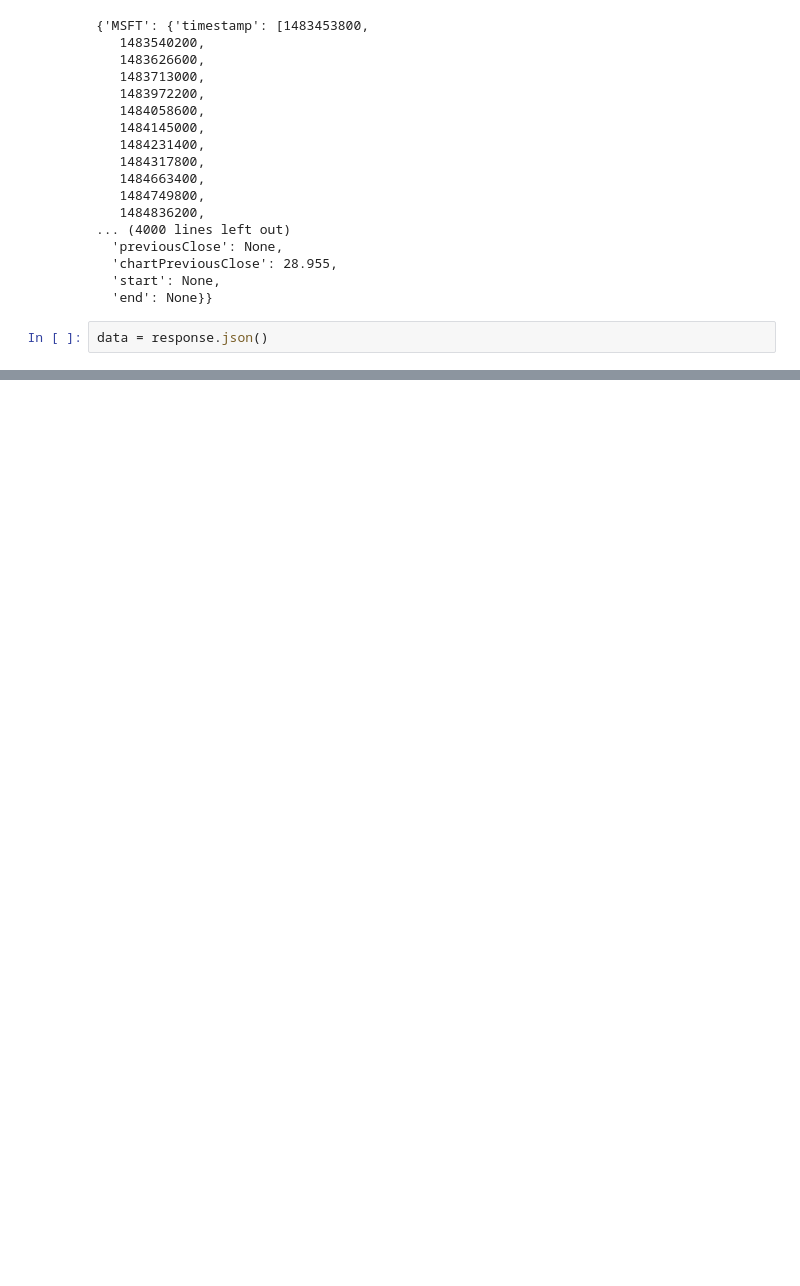
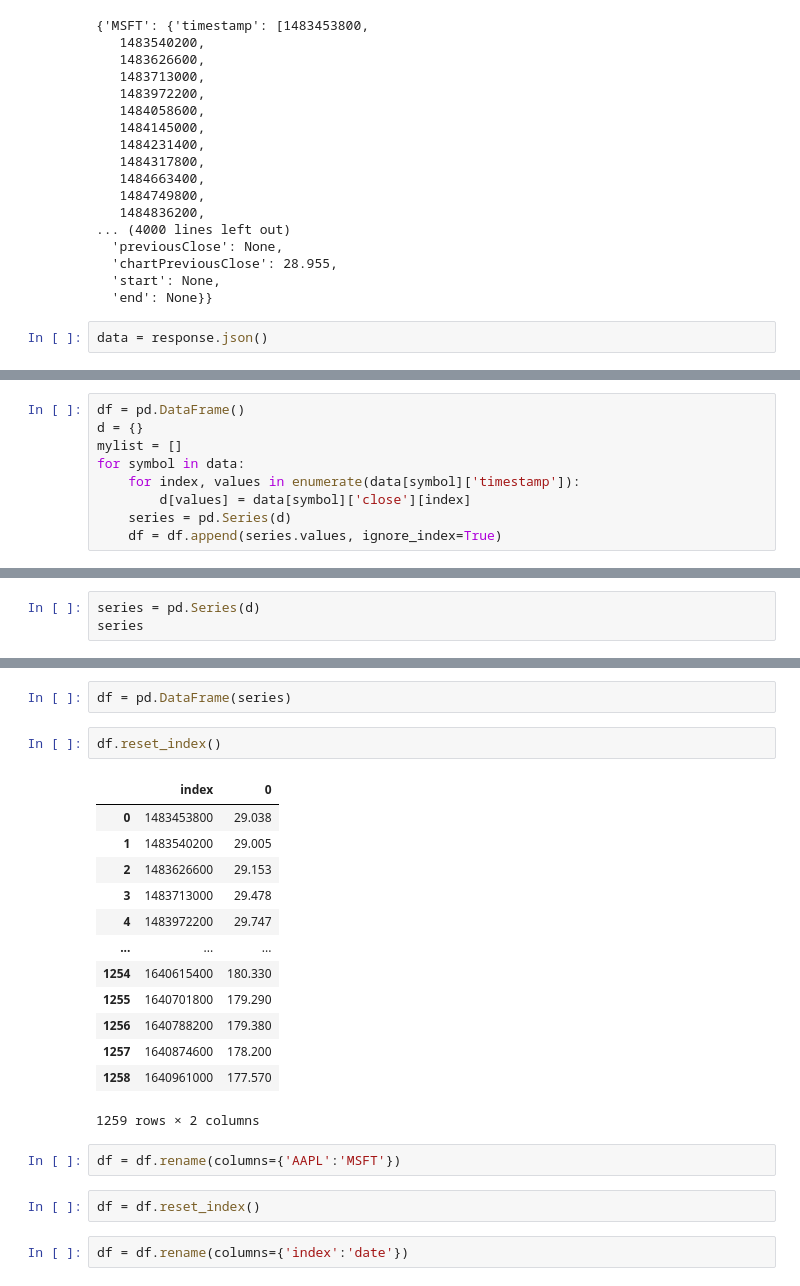
Before and after one commit to joshuamchavez2/yahoo-api, a Jupyter notebook: acquire.ipynb, the cells around one changed output, grey strips where cells are left out. Drawn from its saved outputs; the diff is of its cells as text; blank space fills up the shorter version.

Commit message:
Working on finding the best way to organize the data from the json files

```diff
--- a/acquire.ipynb
+++ b/acquire.ipynb
@@ -77,0 +112,9 @@ data['MSFT']['start']
+# %%
+df = pd.DataFrame()
+d = {}
+mylist = []
+for symbol in data:
+    for index, values in enumerate(data[symbol]['timestamp']):
+        d[values] = data[symbol]['close'][index]
+    series = pd.Series(d)
+    df = df.append(series.values, ignore_index=True)
@@ -77,0 +130,3 @@ data['MSFT']['start']
+# %%
+series = pd.Series(d)
+series
@@ -77,0 +146,24 @@ data['MSFT']['start']
+# %%
+df = pd.DataFrame(series)
+# %%
+df.reset_index()
+# %% [output]
+|  | index | 0 |
+| 0 | 1483453800 | 29.038 |
+| 1 | 1483540200 | 29.005 |
+| 2 | 1483626600 | 29.153 |
+| 3 | 1483713000 | 29.478 |
+| 4 | 1483972200 | 29.747 |
+| ... | ... | ... |
+| 1254 | 1640615400 | 180.330 |
+| 1255 | 1640701800 | 179.290 |
+| 1256 | 1640788200 | 179.380 |
+| 1257 | 1640874600 | 178.200 |
+| 1258 | 1640961000 | 177.570 |
+1259 rows × 2 columns
+# %%
+df = df.rename(columns={'AAPL':'MSFT'})
+# %%
+df = df.reset_index()
+# %%
+df = df.rename(columns={'index':'date'})
```
Also changed, not shown: parts of 21 cells of this notebook.
